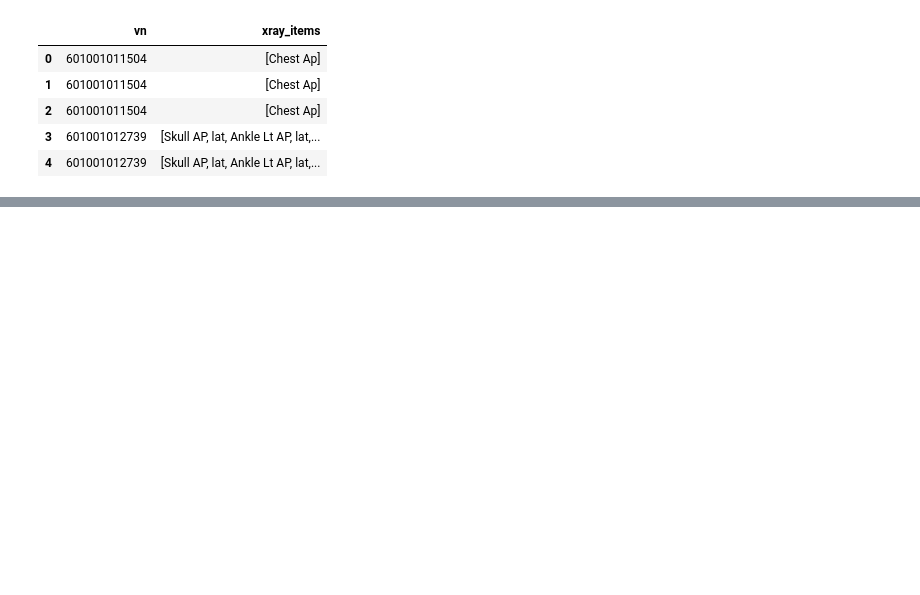
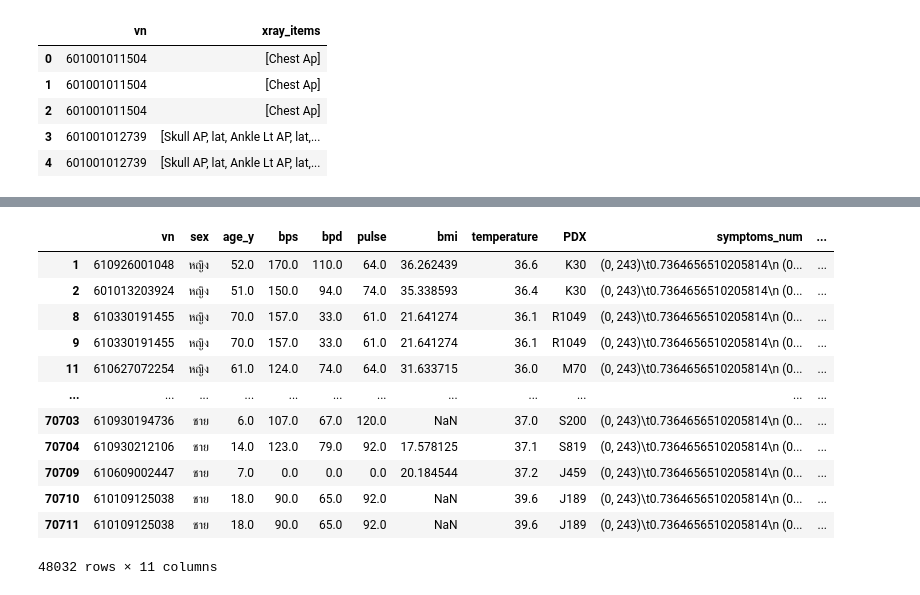
Before and after one commit to phraretein/patient_clustering, a Jupyter notebook: test_model.ipynb, the cells around one changed output, grey strips where cells are left out. Saved outputs shown, nothing was run; the diff lists cells and outputs as text; code cells hidden in the pictures; blank space fills up the shorter version.

```diff
--- a/test_model.ipynb
+++ b/test_model.ipynb
@@ -71,2 +198,18 @@ df.head()
+# %%
+df.drop(['symptoms', 'xray_items'], axis = 1)
+# %% [output]
+|  | vn | sex | age_y | bps | bpd | pulse | bmi | temperature | PDX | symptoms_num | ... |
+| 1 | 610926001048 | หญิง | 52.0 | 170.0 | 110.0 | 64.0 | 36.262439 | 36.6 | K30 | (0, 243)\t0.7364656510205814\n (0... | ... |
+| 2 | 601013203924 | หญิง | 51.0 | 150.0 | 94.0 | 74.0 | 35.338593 | 36.4 | K30 | (0, 243)\t0.7364656510205814\n (0... | ... |
+| 8 | 610330191455 | หญิง | 70.0 | 157.0 | 33.0 | 61.0 | 21.641274 | 36.1 | R1049 | (0, 243)\t0.7364656510205814\n (0... | ... |
+| 9 | 610330191455 | หญิง | 70.0 | 157.0 | 33.0 | 61.0 | 21.641274 | 36.1 | R1049 | (0, 243)\t0.7364656510205814\n (0... | ... |
+| 11 | 610627072254 | หญิง | 61.0 | 124.0 | 74.0 | 64.0 | 31.633715 | 36.0 | M70 | (0, 243)\t0.7364656510205814\n (0... | ... |
+| ... | ... | ... | ... | ... | ... | ... | ... | ... | ... | ... | ... |
+| 70703 | 610930194736 | ชาย | 6.0 | 107.0 | 67.0 | 120.0 | NaN | 37.0 | S200 | (0, 243)\t0.7364656510205814\n (0... | ... |
+| 70704 | 610930212106 | ชาย | 14.0 | 123.0 | 79.0 | 92.0 | 17.578125 | 37.1 | S819 | (0, 243)\t0.7364656510205814\n (0... | ... |
+| 70709 | 610609002447 | ชาย | 7.0 | 0.0 | 0.0 | 0.0 | 20.184544 | 37.2 | J459 | (0, 243)\t0.7364656510205814\n (0... | ... |
+| 70710 | 610109125038 | ชาย | 18.0 | 90.0 | 65.0 | 92.0 | NaN | 39.6 | J189 | (0, 243)\t0.7364656510205814\n (0... | ... |
+| 70711 | 610109125038 | ชาย | 18.0 | 90.0 | 65.0 | 92.0 | NaN | 39.6 | J189 | (0, 243)\t0.7364656510205814\n (0... | ... |
+48032 rows × 11 columns
 # %%
 # Split data into train and test
```
Also changed, not shown: parts of 31 cells of this notebook.
